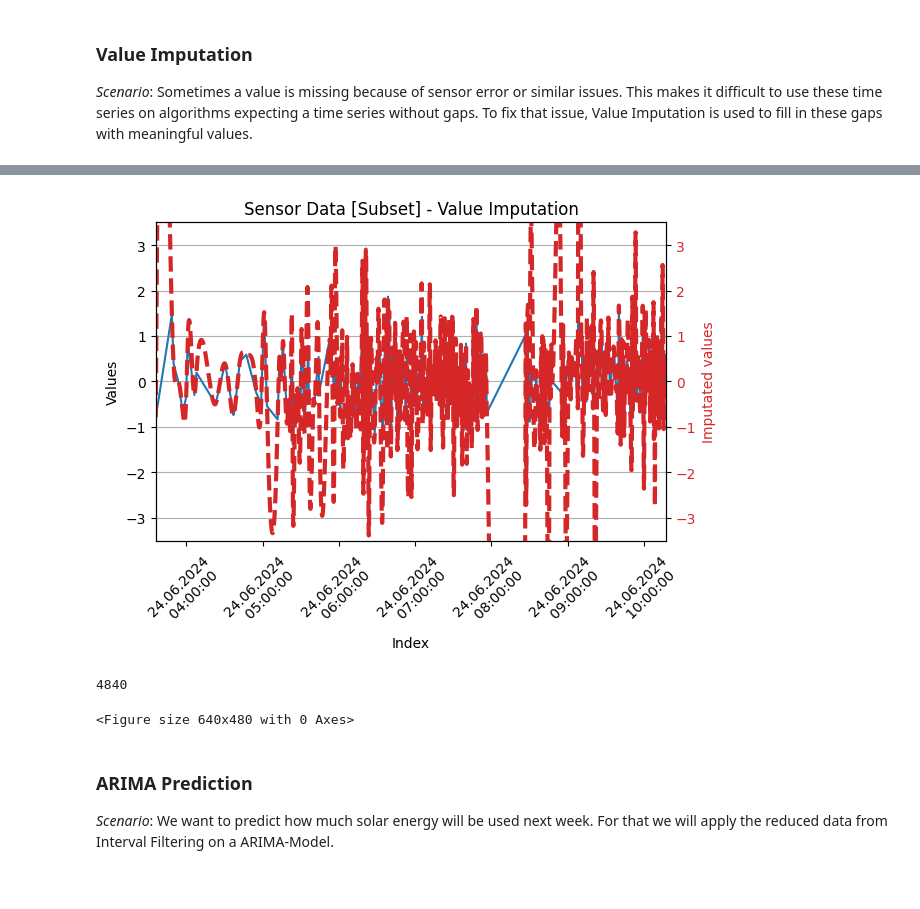
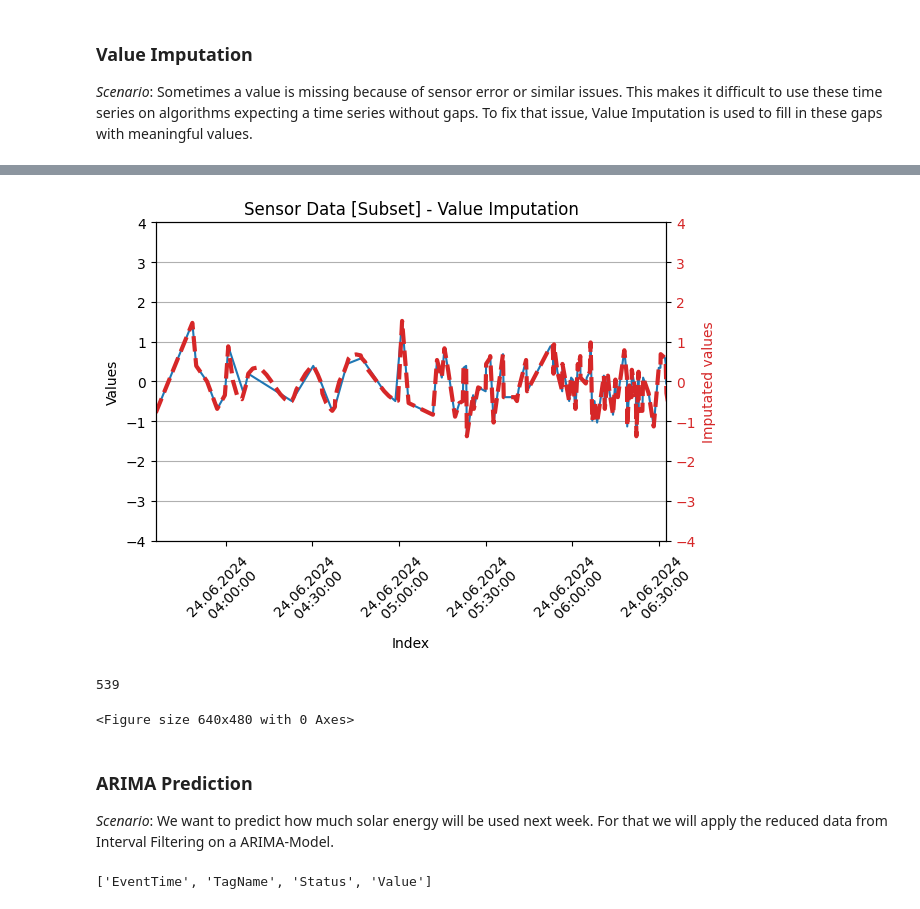
Before and after one commit to rtdip/core, a Jupyter notebook: notebook/pipeline_showcase.ipynb, the cells around one changed output, grey strips where cells are left out. Saved outputs shown, nothing was run; the diff lists cells and outputs as text; code cells hidden in the pictures.

```diff
--- a/notebook/pipeline_showcase.ipynb
+++ b/notebook/pipeline_showcase.ipynb
@@ -26,11 +34,11 @@ The source data is sourced from the data given from Shell.
 # %%
 source_df = pd.read_pickle('./ExampleData.pkl')
 
-def create_value_plot(value_df = None, secondary_value_df = None, title = 'Unnamed Plot', x_label = 'Index', y_label = 'Primary Label', secondary_y_label = 'Secondary Value', share_y_axis = False, ylim = None, y_sec_lines = None):
-    value_df.index = pd.to_datetime(value_df['EventTime'])
+def create_value_plot(value_df = None, secondary_value_df = None, title = 'Unnamed Plot', x_label = 'Index', y_label = 'Primary Label', secondary_y_label = 'Secondary Value', share_y_axis = False, xlim = None, ylim = None, y_sec_lines = None):
+    value_df.index = pd.to_datetime(value_df['EventTime'], format='mixed')
     value_df = value_df['Value']
     if secondary_value_df is not None:
-        secondary_value_df.index = pd.to_datetime(secondary_value_df['EventTime'])
+        secondary_value_df.index = pd.to_datetime(secondary_value_df['EventTime'], format='mixed')
         secondary_value_df = secondary_value_df['Value']
 
     fig, ax = plt.subplots()
@@ -42,7 +50,7 @@ def create_value_plot(value_df = None, secondary_value_df = None, title = 'Unnam
     ax.set_ylabel(y_label)
     ax.set_title(title)
     ax.set_ylim([value_df.min(), value_df.max()] if ylim is None else ylim)
-    ax.set_xlim([value_df.index.min(), value_df.index.max()])
+    ax.set_xlim([value_df.index.min(), value_df.index.max()] if xlim is None else xlim)
     ax.grid(axis='y')
 
     if secondary_value_df is not None:
@@ -52,6 +60,7 @@ def create_value_plot(value_df = None, secondary_value_df = None, title = 'Unnam
         ax2.plot(secondary_value_df, color=color, linewidth=3, linestyle = '--')
         ax2.tick_params(axis='y', labelcolor=color)
         ax2.set_ylim(ax.get_ylim() if share_y_axis else [secondary_value_df.min(), secondary_value_df.max()])
+        ax2.set_xlim(ax.get_xlim())
         if y_sec_lines is not None:
             for y_sec_line in y_sec_lines:
                 ax2.axhline(y_sec_line, color= 'gray', linestyle = '--')
@@ -165,4 +174,11 @@ Sometimes a value is missing because of sensor error or similar issues. This mak
 # %%
 random.seed(0)
 # Execute Pipeline
-df_4 = MissingValueImputation(spark_session, df=df_3, tolerance_percentage=0).filter()
+start_time = pd.to_datetime('2024-06-24 4:00:00', format='%Y-%m-%d %X')
+end_time = pd.to_datetime('2024-06-24 5:00:00', format='%Y-%m-%d %X')
+# Slicing by end dates is only possible if index is sorted by time
+df_3_gap = df_3.filter(F.col('EventTime').between(start_time, end_time))
+df_4 = df_3.join(df_3_gap, on='EventTime', how='left_anti')
+df_4_gap = MissingValueImputation(spark_session, df=df_3_gap, tolerance_percentage=10).filter()
+df_4 = df_4.unionByName(df_4_gap).sort(['EventTime'])
+df_4.show()
@@ -169,14 +203,18 @@ df_4 = MissingValueImputation(spark_session, df=df_3, tolerance_percentage=0).fi
 # %%
 # Transform Data back into pandas
-create_value_plot(value_df=df_3.toPandas(), secondary_value_df=df_4.toPandas(), title='Sensor Data [Subset] - Value Imputation', share_y_axis=True, y_label = 'Values', secondary_y_label='Imputated values', ylim=[-3.5, 3.5])
+create_value_plot(value_df=df_3.toPandas()[:100], secondary_value_df=df_4.toPandas()[:150], title='Sensor Data [Subset] - Value Imputation', share_y_axis=True, y_label = 'Values', secondary_y_label='Imputated values', ylim=[-4.0, 4.0])
 print(df_4.toPandas().shape[0])
 # %% [output]
-[figure, old version]
+[figure, new version]
-4840
+539
 <Figure size 640x480 with 0 Axes>
 # %% [markdown]
 ### ARIMA Prediction
 *Scenario*:
 We want to predict how much solar energy will be used next week. For that we will apply the reduced data from Interval Filtering on a ARIMA-Model.
+# %%
+print(df_4.schema.names)
+# %% [output]
+['EventTime', 'TagName', 'Status', 'Value']
 # %%
 # Reuse Output Dataframe from Interval Filtering, since that reduces amount of points needed to a manageable amount
```
Also changed, not shown: parts of 4 cells of this notebook.
